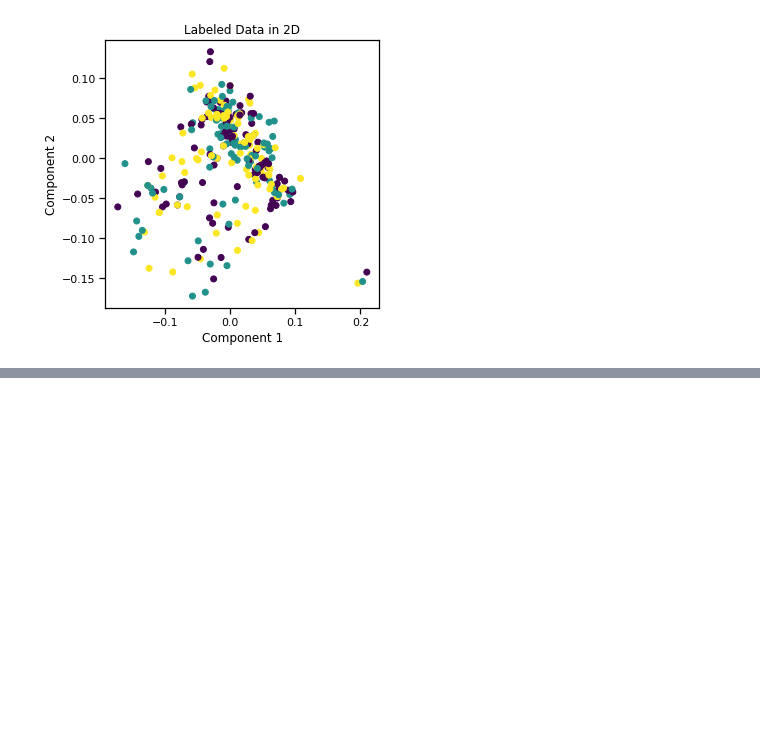
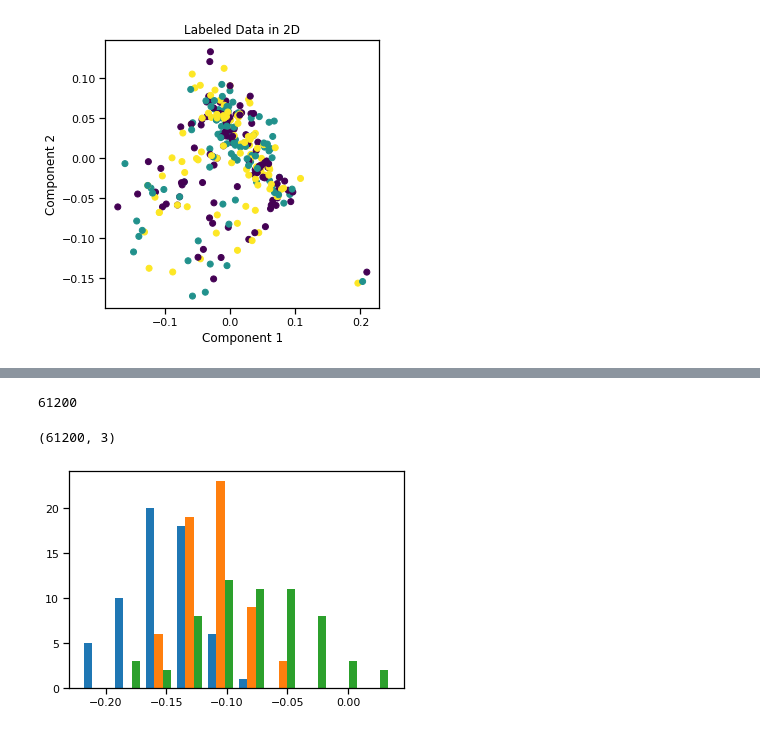
Before and after one commit to saber258/EEG_Text_alignment, a Jupyter notebook: main_trans_KEMOCON/view.ipynb, the cells around one changed output, grey strips where cells are left out. Drawn from its saved outputs; the diff is of its cells as text; code cells hidden in the pictures; blank space fills up the shorter version.

```diff
--- a/main_trans_KEMOCON/view.ipynb
+++ b/main_trans_KEMOCON/view.ipynb
@@ -647,0 +563,21 @@ DataParallel(
+# %%
+zuco_text = np.loadtxt('../main_trans_ZuCo/baselines/text/sentiment_baseline_onlytext_all_pred.txt')
+zuco_eeg = np.loadtxt('../main_trans_ZuCo/baselines/eeg/sentiment_baseline_onlyeeg_all_pred.txt')
+
+zuco_dcca_text = np.loadtxt('../main_trans_ZuCo/baselines/DCCA/sentiment_baseline_DCCA_only_trans_all_pred_train.txt')
+zuco_dcca_eeg = np.loadtxt('../main_trans_ZuCo/baselines/DCCA/sentiment_baseline_DCCA_only_trans_all_pred2_train.txt')
+
+zuco_dcca_text_y= np.loadtxt('../main_trans_ZuCo/baselines/DCCA/sentiment_baseline_DCCA_only_trans_all_label_train.txt')
+# %%
+len(zuco_dcca_text)
+# %% [output]
+61200
+# %%
+zuco_dcca_text.shape
+# %% [output]
+(61200, 3)
+# %%
+A = pl.hist(zuco_text,stacked=False)
+pl.show()
+# %% [output]
+[figure, added]
```
Also changed, not shown: parts of 80 cells of this notebook, 19 other files.
